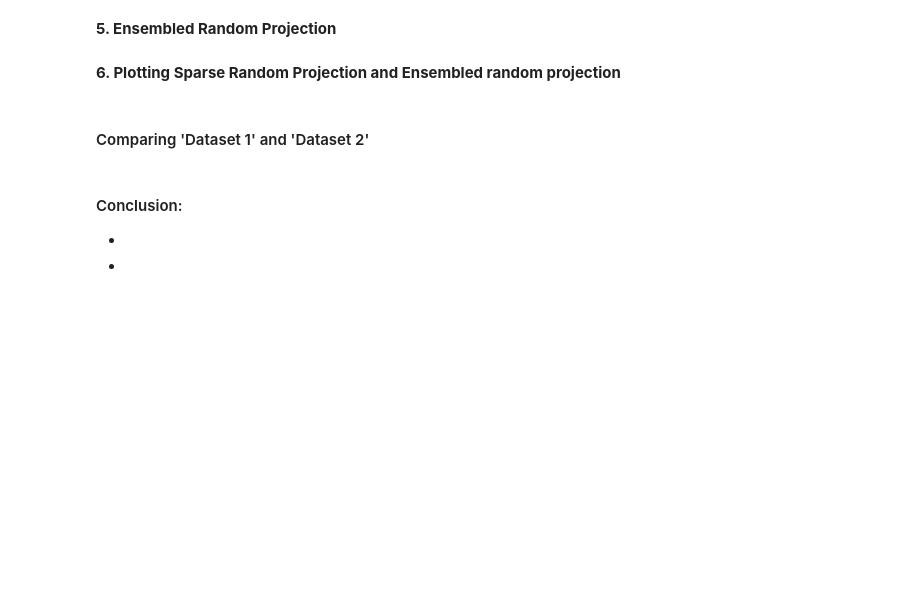
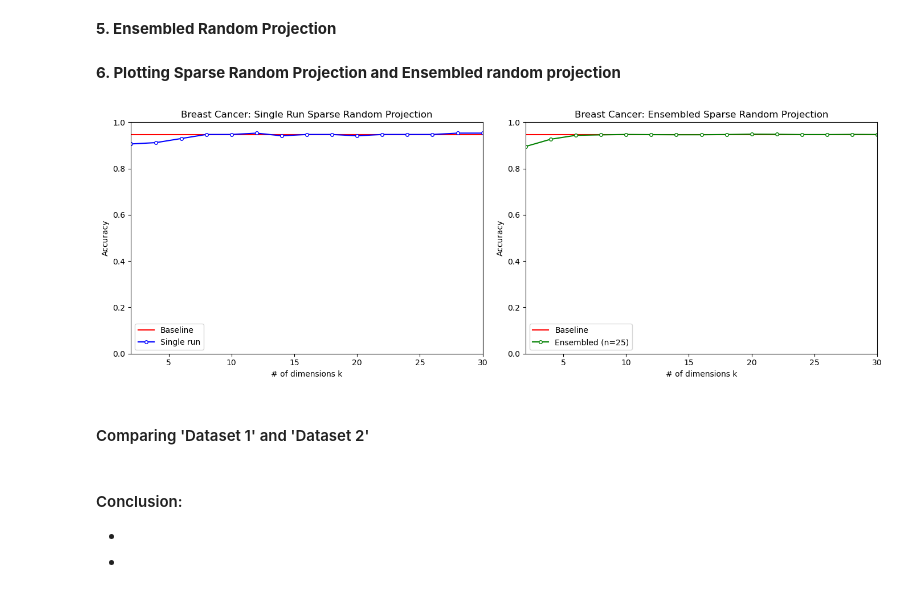
Before and after one commit to Shravani018/ml_2_group1, a Jupyter notebook: Assignment1/Assignment1_ML2_Group1.ipynb, the cells around one changed output. Saved outputs shown, nothing was run; the diff lists cells and outputs as text; code cells hidden in the pictures; blank space fills up the shorter version.

```diff
--- a/Assignment1/Assignment1_ML2_Group1.ipynb
+++ b/Assignment1/Assignment1_ML2_Group1.ipynb
@@ -233,7 +291,54 @@ Description:
 # %% [markdown]
 **5. Ensembled Random Projection**
+# %%
+n_realizations = 25
+accuracies_bc_ens = np.zeros((n_realizations, len(dims_bc)))
+
+for j, dim in enumerate(dims_bc):
+    for i in range(n_realizations):
+        sp = SparseRandomProjection(n_components=dim, random_state=42 + i)
+        X_proj = sp.fit_transform(X_bc_train)
+
+        model = LinearSVC(max_iter=5000)
+        model.fit(X_proj, y_bc_train)
+
+        test_proj = sp.transform(X_bc_test)
+        accuracies_bc_ens[i, j] = metrics.accuracy_score(
+            y_bc_test, model.predict(test_proj)
+        )
+
+avg_accuracies_bc = accuracies_bc_ens.mean(axis=0)
 # %% [markdown]
 **6. Plotting Sparse Random Projection and Ensembled random projection**
+# %%
+fig, axes = plt.subplots(1, 2, figsize=(14, 5))
+
+# Plotting single run sparse random projection
+axes[0].plot(dims_bc, [baseline_bc] * len(dims_bc), color='r', label='Baseline')
+axes[0].plot(dims_bc, accuracies_bc, color='b', label='Single run',
+             marker='o', markersize=4, markerfacecolor='white', markeredgewidth=1)
+axes[0].set_xlabel('# of dimensions k')
+axes[0].set_ylabel('Accuracy')
+axes[0].set_title('Breast Cancer: Single Run Sparse Random Projection')
+axes[0].set_xlim([2, 30])
+axes[0].set_ylim([0, 1])
+axes[0].legend()
+
+# Plotting ensembled sparse random projection
+axes[1].plot(dims_bc, [baseline_bc] * len(dims_bc), color='r', label='Baseline')
+axes[1].plot(dims_bc, avg_accuracies_bc, color='g', label='Ensembled (n=25)',
+             marker='o', markersize=4, markerfacecolor='white', markeredgewidth=1)
+axes[1].set_xlabel('# of dimensions k')
+axes[1].set_ylabel('Accuracy')
+axes[1].set_title('Breast Cancer: Ensembled Sparse Random Projection')
+axes[1].set_xlim([2, 30])
+axes[1].set_ylim([0, 1])
+axes[1].legend()
+
+plt.tight_layout()
+plt.show()
+# %% [output]
+[figure, added]
 # %% [markdown]
 #### Comparing 'Dataset 1' and 'Dataset 2'
 # %%
```
Also changed, not shown: parts of 8 cells of this notebook.
